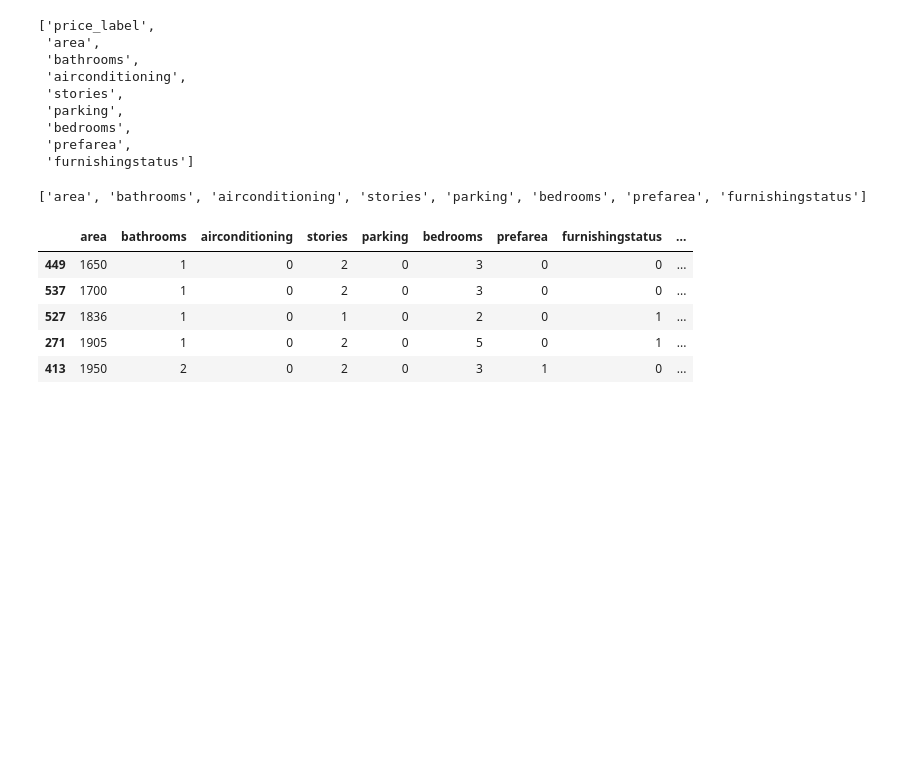
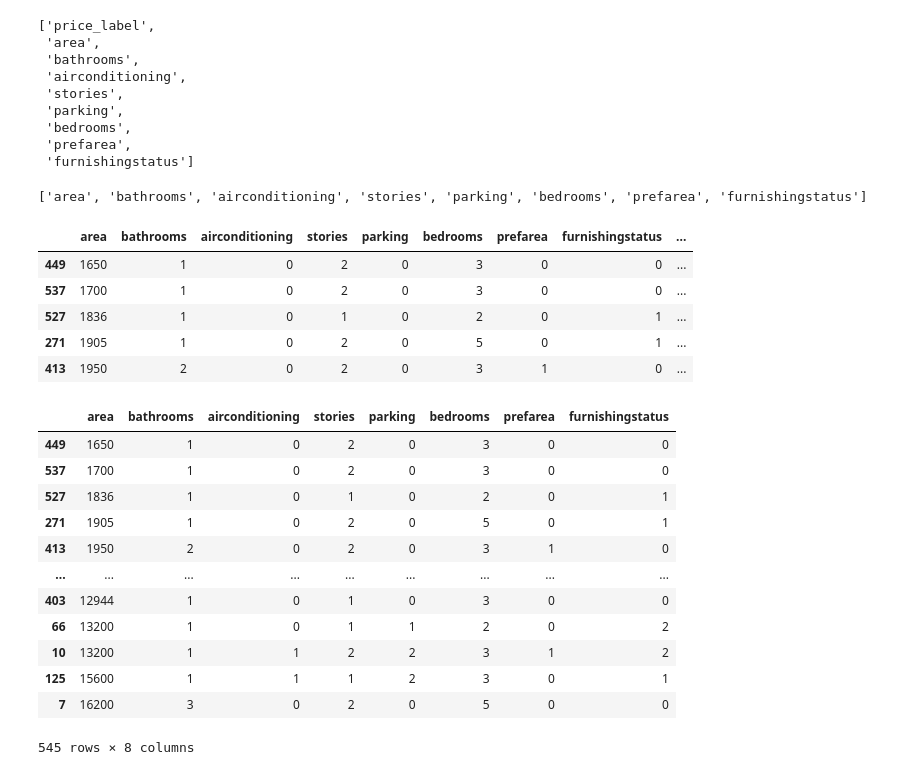
Before and after one commit to baseerx/House_Pricing, a Jupyter notebook: House_Prices.ipynb, the cells around one changed output. Cells and saved outputs as stored; diff of their text form; code cells hidden in the pictures; blank space fills up the shorter version.

```diff
--- a/House_Prices.ipynb
+++ b/House_Prices.ipynb
@@ -253,3 +253,21 @@ df_selected.head()
 | 527 | 1836 | 1 | 0 | 1 | 0 | 2 | 0 | 1 | ... |
 | 271 | 1905 | 1 | 0 | 2 | 0 | 5 | 0 | 1 | ... |
 | 413 | 1950 | 2 | 0 | 2 | 0 | 3 | 1 | 0 | ... |
+# %%
+x=df_selected.drop('price_label',axis=1)
+# %%
+x
+# %% [output]
+|  | area | bathrooms | airconditioning | stories | parking | bedrooms | prefarea | furnishingstatus |
+| 449 | 1650 | 1 | 0 | 2 | 0 | 3 | 0 | 0 |
+| 537 | 1700 | 1 | 0 | 2 | 0 | 3 | 0 | 0 |
+| 527 | 1836 | 1 | 0 | 1 | 0 | 2 | 0 | 1 |
+| 271 | 1905 | 1 | 0 | 2 | 0 | 5 | 0 | 1 |
+| 413 | 1950 | 2 | 0 | 2 | 0 | 3 | 1 | 0 |
+| ... | ... | ... | ... | ... | ... | ... | ... | ... |
+| 403 | 12944 | 1 | 0 | 1 | 0 | 3 | 0 | 0 |
+| 66 | 13200 | 1 | 0 | 1 | 1 | 2 | 0 | 2 |
+| 10 | 13200 | 1 | 1 | 2 | 2 | 3 | 1 | 2 |
+| 125 | 15600 | 1 | 1 | 1 | 2 | 3 | 0 | 1 |
+| 7 | 16200 | 3 | 0 | 2 | 0 | 5 | 0 | 0 |
+545 rows × 8 columns
```
Also changed, not shown: parts of 20 cells of this notebook.
